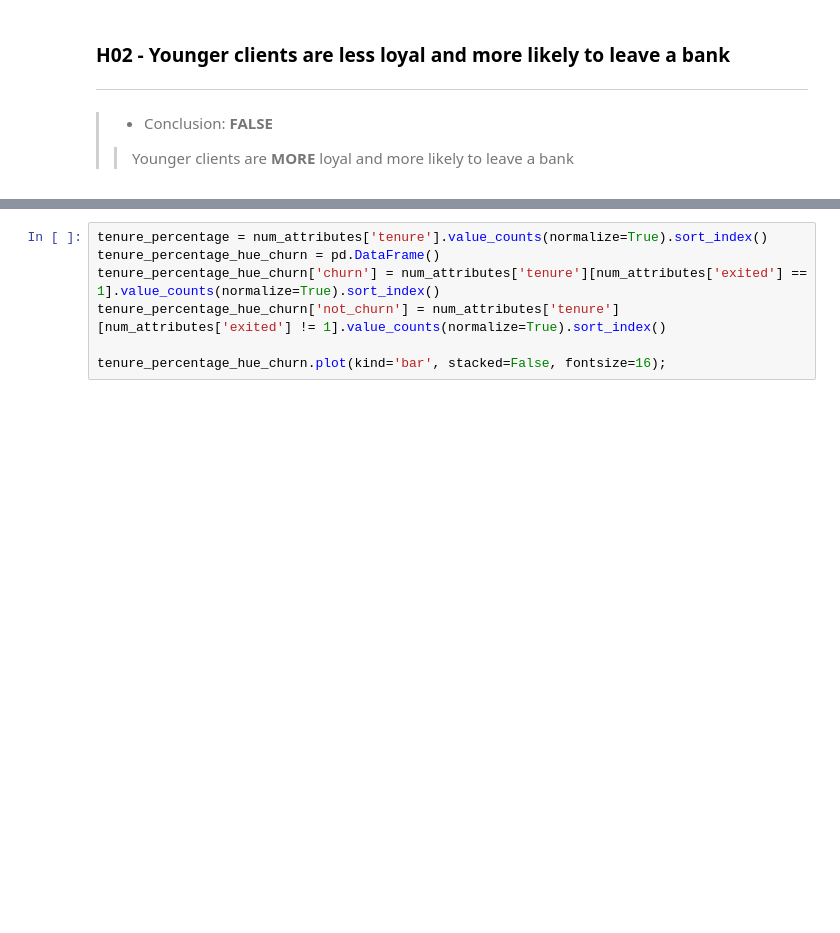
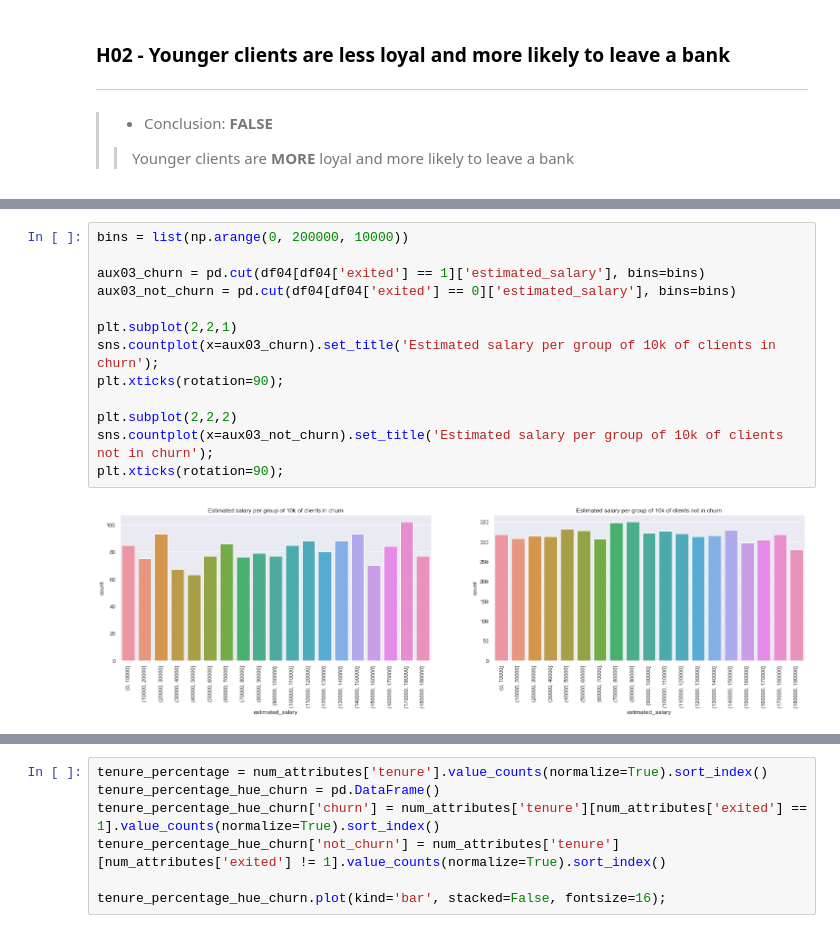
Before and after one commit to FabioCaffarello/Churn-Prediction-TopBank, a Jupyter notebook: 02-Notebooks/02-Scond_Cycle_CRISP/workflow_complete.ipynb, the cells around one changed output, grey strips where cells are left out. Drawn from its saved outputs; the diff is of its cells as text; blank space fills up the shorter version.

```diff
--- a/02-Notebooks/02-Scond_Cycle_CRISP/workflow_complete.ipynb
+++ b/02-Notebooks/02-Scond_Cycle_CRISP/workflow_complete.ipynb
@@ -664,0 +665,15 @@ Index(['geography', 'gender', 'age_group', 'origin'], dtype='object')
+# %%
+bins = list(np.arange(0, 200000, 10000))
+
+aux03_churn = pd.cut(df04[df04['exited'] == 1]['estimated_salary'], bins=bins)
+aux03_not_churn = pd.cut(df04[df04['exited'] == 0]['estimated_salary'], bins=bins)
+
+plt.subplot(2,2,1)
+sns.countplot(x=aux03_churn).set_title('Estimated salary per group of 10k of clients in churn');
+plt.xticks(rotation=90);
+
+plt.subplot(2,2,2)
+sns.countplot(x=aux03_not_churn).set_title('Estimated salary per group of 10k of clients not in churn');
+plt.xticks(rotation=90);
+# %% [output]
+[figure, added]
```
Also changed, not shown: parts of 6 cells of this notebook.
